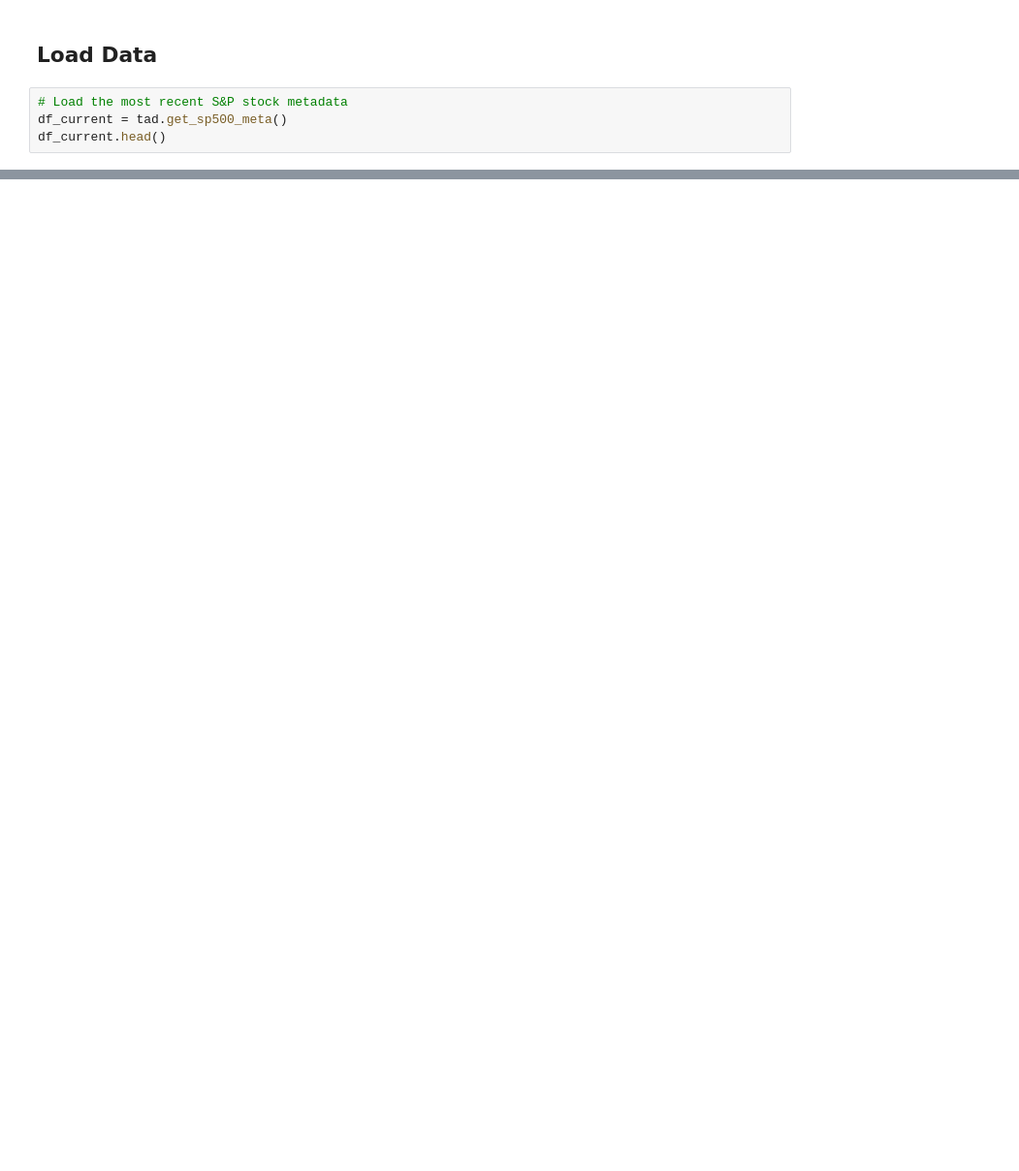
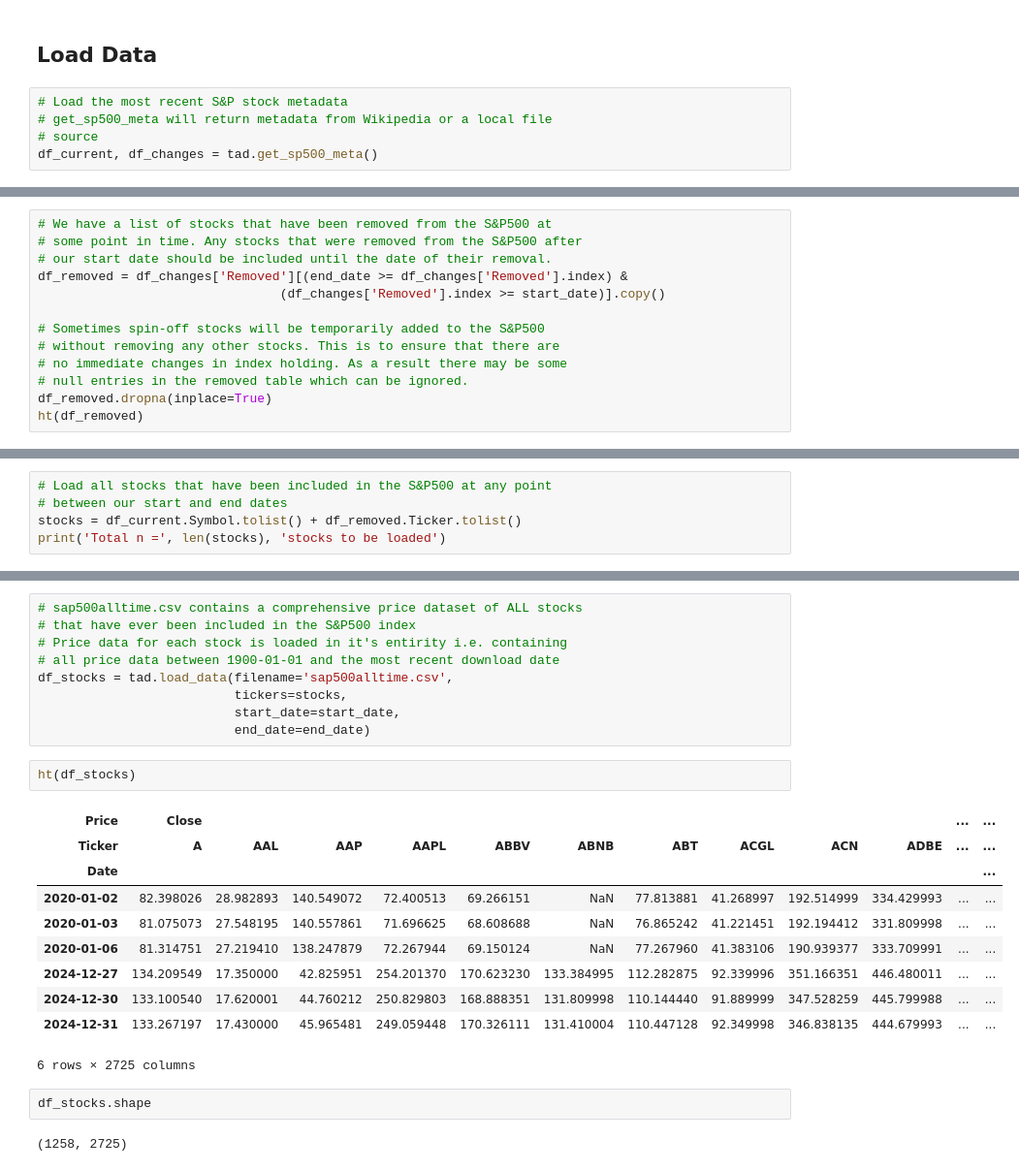
Before and after one commit to JamieW365/trading_algos, a Jupyter notebook: notebooks/backtesting/survivorship_bias.ipynb, the cells around one changed output, grey strips where cells are left out. Shown at 97% size. Cells and saved outputs as stored; diff of their text form; blank space fills up the shorter version.

```diff
--- a/notebooks/backtesting/survivorship_bias.ipynb
+++ b/notebooks/backtesting/survivorship_bias.ipynb
@@ -18,5 +121,6 @@ The autoreload extension is already loaded. To reload it, use:
 ## Load Data
 # %%
 # Load the most recent S&P stock metadata
-df_current = tad.get_sp500_meta()
-df_current.head()
+# get_sp500_meta will return metadata from Wikipedia or a local file
+# source
+df_current, df_changes = tad.get_sp500_meta()
@@ -63,0 +171,13 @@ NameError: name 'tad' is not defined
+# %%
+# We have a list of stocks that have been removed from the S&P500 at
+# some point in time. Any stocks that were removed from the S&P500 after
+# our start date should be included until the date of their removal.
+df_removed = df_changes['Removed'][(end_date >= df_changes['Removed'].index) &
+                                (df_changes['Removed'].index >= start_date)].copy()
+
+# Sometimes spin-off stocks will be temporarily added to the S&P500
+# without removing any other stocks. This is to ensure that there are
+# no immediate changes in index holding. As a result there may be some
+# null entries in the removed table which can be ignored.
+df_removed.dropna(inplace=True)
+ht(df_removed)
@@ -63,0 +192,5 @@ NameError: name 'tad' is not defined
+# %%
+# Load all stocks that have been included in the S&P500 at any point
+# between our start and end dates
+stocks = df_current.Symbol.tolist() + df_removed.Ticker.tolist()
+print('Total n =', len(stocks), 'stocks to be loaded')
@@ -63,0 +219,26 @@ NameError: name 'tad' is not defined
+# %%
+# sap500alltime.csv contains a comprehensive price dataset of ALL stocks
+# that have ever been included in the S&P500 index
+# Price data for each stock is loaded in it's entirity i.e. containing
+# all price data between 1900-01-01 and the most recent download date
+df_stocks = tad.load_data(filename='sap500alltime.csv',
+                          tickers=stocks,
+                          start_date=start_date,
+                          end_date=end_date)
+# %%
+ht(df_stocks)
+# %% [output]
+| Price | Close |  |  |  |  |  |  |  |  |  | ... | ... |
+| Ticker | A | AAL | AAP | AAPL | ABBV | ABNB | ABT | ACGL | ACN | ADBE | ... | ... |
+| Date |  |  |  |  |  |  |  |  |  |  |  | ... |
+| 2020-01-02 | 82.398026 | 28.982893 | 140.549072 | 72.400513 | 69.266151 | NaN | 77.813881 | 41.268997 | 192.514999 | 334.429993 | ... | ... |
+| 2020-01-03 | 81.075073 | 27.548195 | 140.557861 | 71.696625 | 68.608688 | NaN | 76.865242 | 41.221451 | 192.194412 | 331.809998 | ... | ... |
+| 2020-01-06 | 81.314751 | 27.219410 | 138.247879 | 72.267944 | 69.150124 | NaN | 77.267960 | 41.383106 | 190.939377 | 333.709991 | ... | ... |
+| 2024-12-27 | 134.209549 | 17.350000 | 42.825951 | 254.201370 | 170.623230 | 133.384995 | 112.282875 | 92.339996 | 351.166351 | 446.480011 | ... | ... |
+| 2024-12-30 | 133.100540 | 17.620001 | 44.760212 | 250.829803 | 168.888351 | 131.809998 | 110.144440 | 91.889999 | 347.528259 | 445.799988 | ... | ... |
+| 2024-12-31 | 133.267197 | 17.430000 | 45.965481 | 249.059448 | 170.326111 | 131.410004 | 110.447128 | 92.349998 | 346.838135 | 444.679993 | ... | ... |
+6 rows × 2725 columns
+# %%
+df_stocks.shape
+# %% [output]
+(1258, 2725)
```
Also changed, not shown: parts of 64 cells of this notebook.
